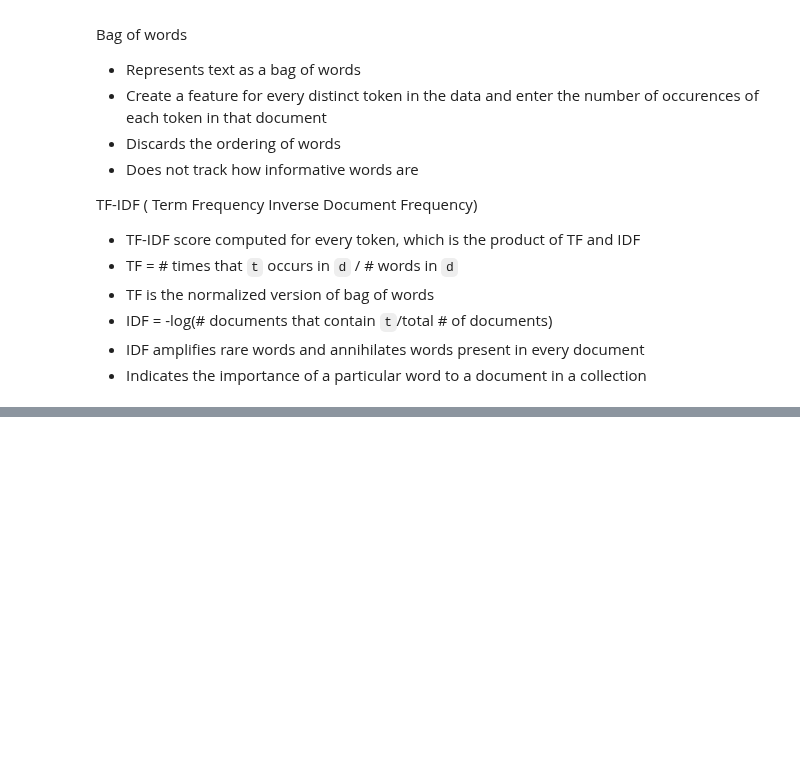
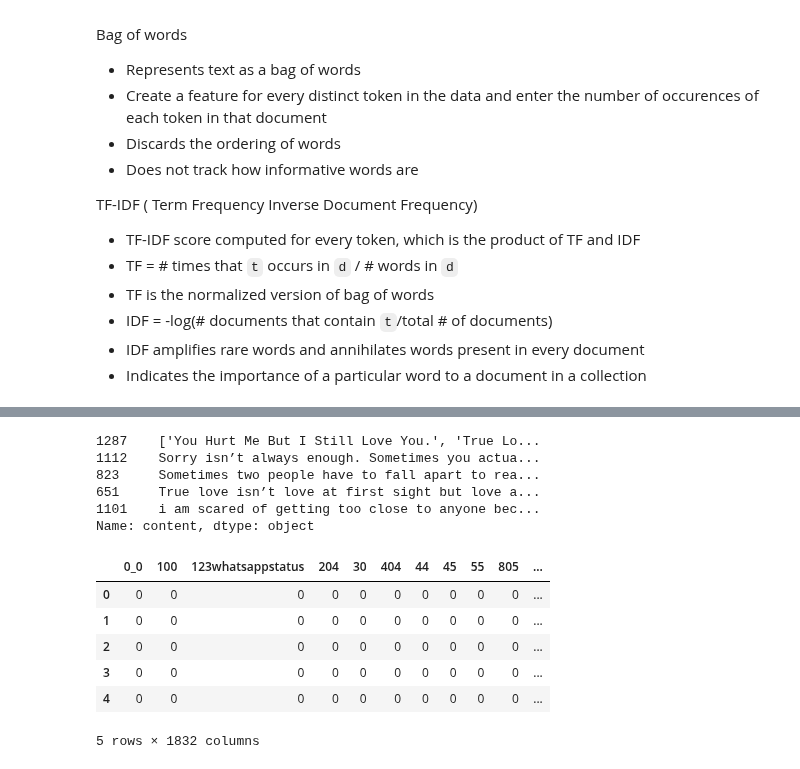
Before and after one commit to swethag04/ml-projects, a Jupyter notebook: nlp/nlp_tutorial.ipynb, the cells around one changed output, grey strips where cells are left out. Saved outputs shown, nothing was run; the diff lists cells and outputs as text; code cells hidden in the pictures; blank space fills up the shorter version.

```diff
--- a/nlp/nlp_tutorial.ipynb
+++ b/nlp/nlp_tutorial.ipynb
@@ -204,0 +210,36 @@ TF-IDF ( Term Frequency Inverse Document Frequency)
+# %%
+sad_df = pd.read_csv('/content/sample_data/Emotion(sad).csv.zip', compression='zip')
+# %%
+full_df = pd.concat([happy_df, sad_df]).reset_index(drop=True)
+# %%
+X = full_df.drop('sentiment', axis=1)
+y = full_df['sentiment']
+# %%
+from sklearn.feature_extraction.text import CountVectorizer
+from sklearn.model_selection import train_test_split, GridSearchCV
+from sklearn.linear_model import LogisticRegression
+from sklearn.pipeline import Pipeline
+from sklearn.metrics import mean_squared_error
+X_train, X_test, y_train, y_test = train_test_split(X['content'], y, random_state=42)
+# %%
+X_train.head()
+# %% [output]
+1287    ['You Hurt Me But I Still Love You.', 'True Lo...
+1112    Sorry isn’t always enough. Sometimes you actua...
+823     Sometimes two people have to fall apart to rea...
+651     True love isn’t love at first sight but love a...
+1101    i am scared of getting too close to anyone bec...
+Name: content, dtype: object
+# %%
+# Create a bag of wrods representation of text
+cvect = CountVectorizer()
+dtm = cvect.fit_transform(X_train)
+pd.DataFrame(dtm.toarray(), columns = cvect.get_feature_names_out()).head()
+# %% [output]
+|  | 0_0 | 100 | 123whatsappstatus | 204 | 30 | 404 | 44 | 45 | 55 | 805 | ... |
+| 0 | 0 | 0 | 0 | 0 | 0 | 0 | 0 | 0 | 0 | 0 | ... |
+| 1 | 0 | 0 | 0 | 0 | 0 | 0 | 0 | 0 | 0 | 0 | ... |
+| 2 | 0 | 0 | 0 | 0 | 0 | 0 | 0 | 0 | 0 | 0 | ... |
+| 3 | 0 | 0 | 0 | 0 | 0 | 0 | 0 | 0 | 0 | 0 | ... |
+| 4 | 0 | 0 | 0 | 0 | 0 | 0 | 0 | 0 | 0 | 0 | ... |
+5 rows × 1832 columns
```
Also changed, not shown: parts of 8 cells of this notebook.
